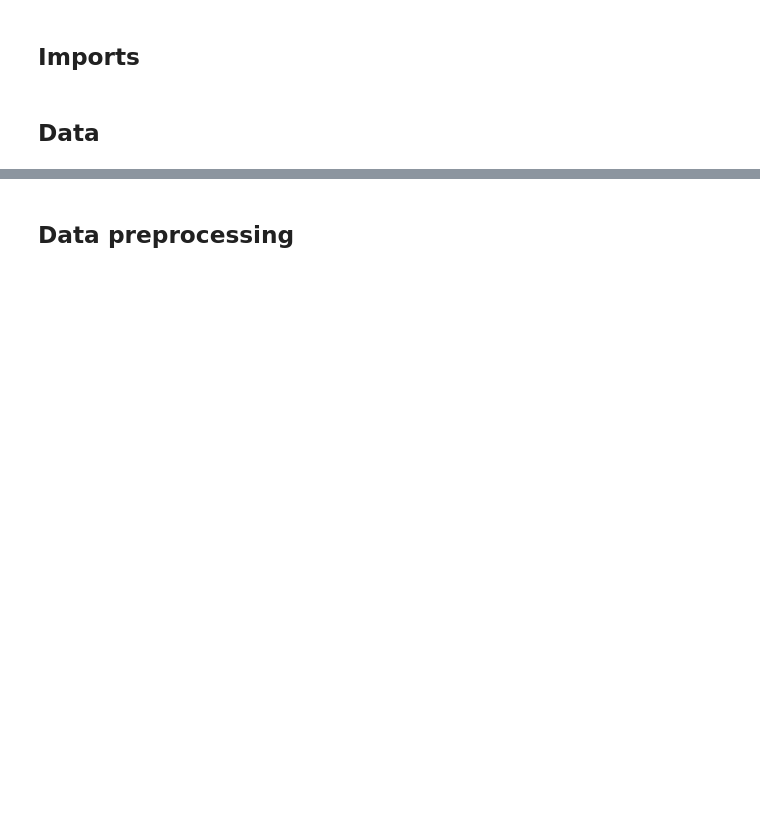
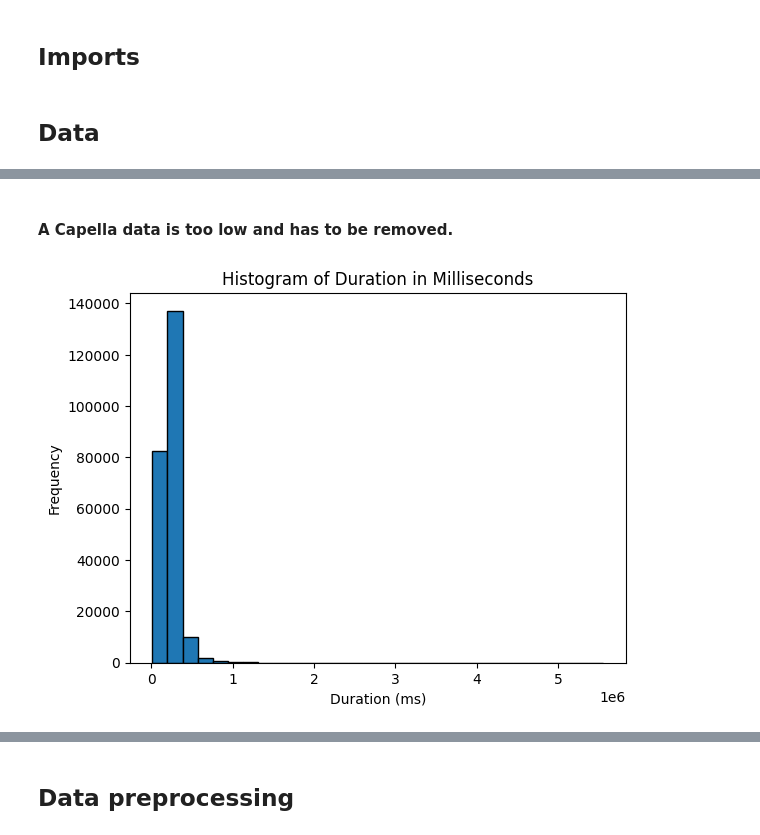
Before and after one commit to MorrisSimons/SCH_spotify_ml_project, a Jupyter notebook: largeset_version/temp.ipynb, the cells around one changed output, grey strips where cells are left out. Cells and saved outputs as stored; diff of their text form; code cells hidden in the pictures; blank space fills up the shorter version.

Commit message:
Adding visuals and explanation

```diff
--- a/largeset_version/temp.ipynb
+++ b/largeset_version/temp.ipynb
@@ -24,0 +43,14 @@ data.head()
+# %% [markdown]
+#### A Capella data is too low and has to be removed.
+# %%
+plt.hist(data['duration_ms'], bins=30, edgecolor='black')
+
+# Adding labels and title
+plt.xlabel('Duration (ms)')
+plt.ylabel('Frequency')
+plt.title('Histogram of Duration in Milliseconds')
+
+# Displaying the plot
+plt.show()
+# %% [output]
+[figure, added]
```
Also changed, not shown: parts of 22 cells of this notebook.
